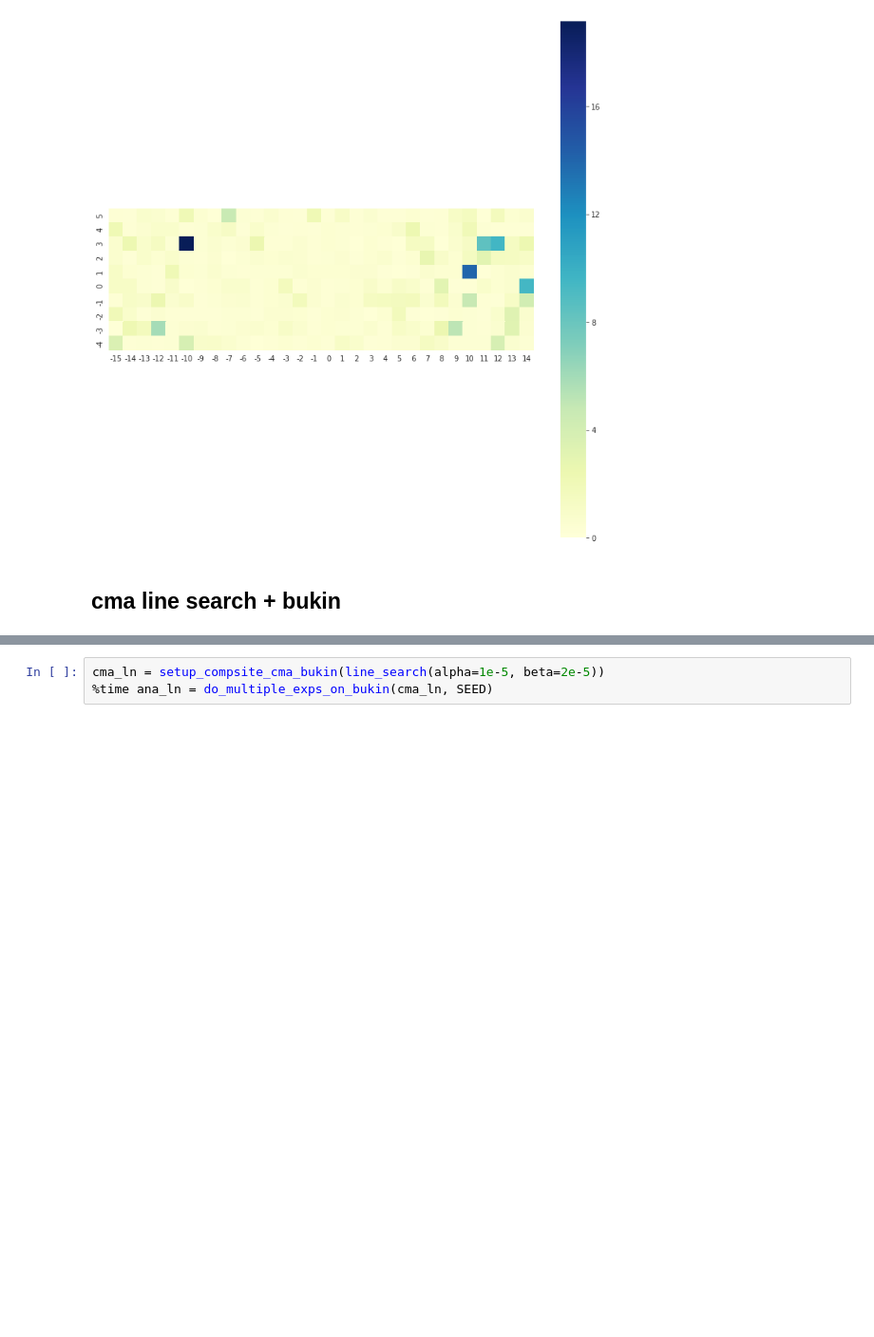
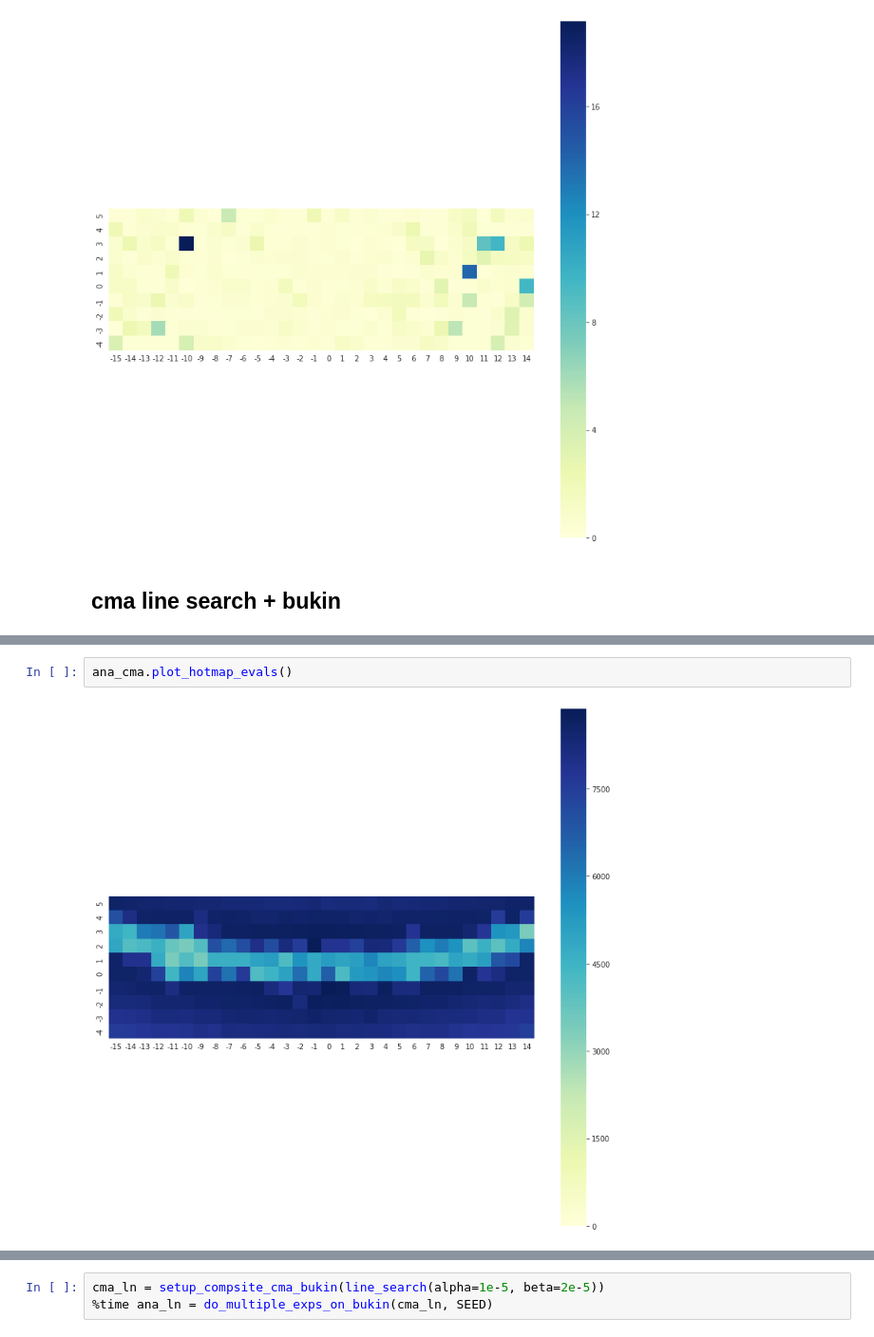
Before and after one commit to huajian1069/non-convex-optimisation, a Jupyter notebook: plot_statistical_convergence_cost_graph .ipynb, the cells around one changed output, grey strips where cells are left out. Shown at 95% size. Drawn from its saved outputs; the diff is of its cells as text; blank space fills up the shorter version.

```diff
--- a/plot_statistical_convergence_cost_graph .ipynb
+++ b/plot_statistical_convergence_cost_graph .ipynb
@@ -268,0 +305,4 @@ ana_cma.plot_hotmap_cost()
+# %%
+ana_cma.plot_hotmap_evals()
+# %% [output]
+[figure, added]
```
Also changed, not shown: parts of 7 cells of this notebook, 2 other files.
